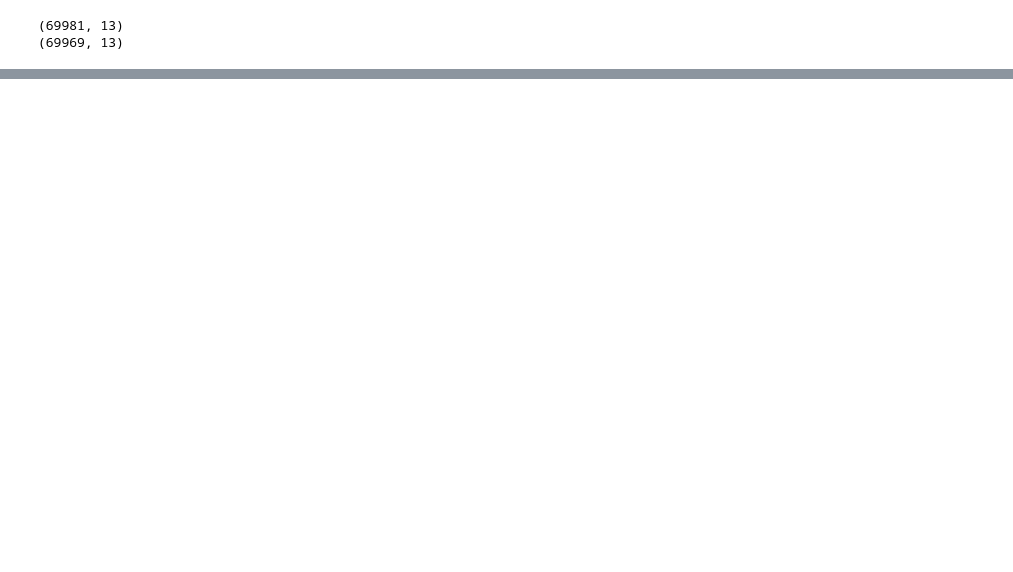
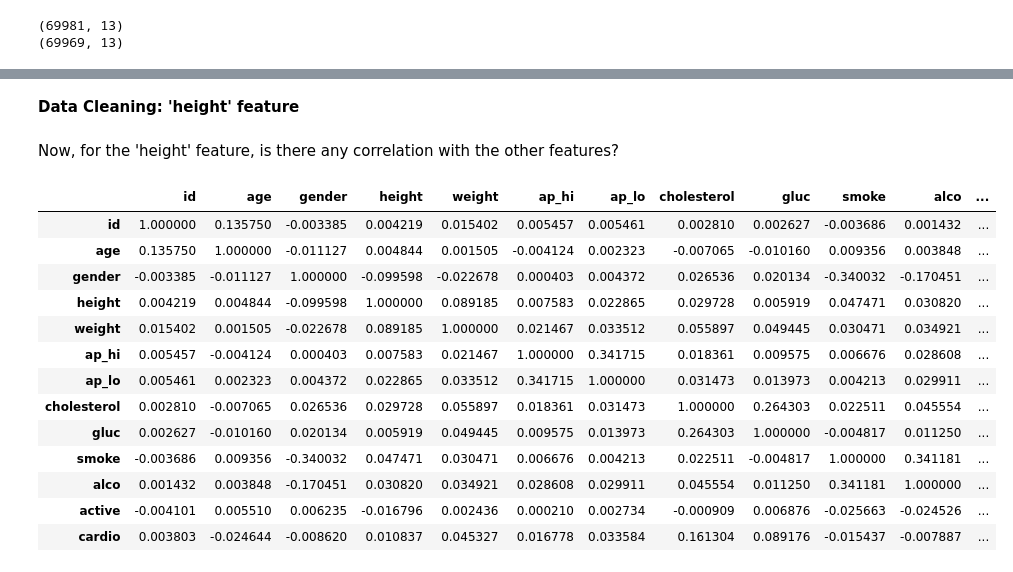
Before and after one commit to mkjubran/Fundamentals-of-AI-and-Machine-Learning, a Jupyter notebook: EXPLORATORY_DATA_ANALYSIS_–_DATA_CLEANING.ipynb, the cells around one changed output, grey strips where cells are left out. Saved outputs shown, nothing was run; the diff lists cells and outputs as text; code cells hidden in the pictures; blank space fills up the shorter version.

```diff
--- a/EXPLORATORY_DATA_ANALYSIS_–_DATA_CLEANING.ipynb
+++ b/EXPLORATORY_DATA_ANALYSIS_–_DATA_CLEANING.ipynb
@@ -354,0 +401,2 @@ print(dfsmoke.shape)
+# %%
+df.loc[(df.smoke.isnull()) & (df['alco'] == 0.0),'smoke']='No'
@@ -354,0 +414,5 @@ print(dfsmoke.shape)
+# %%
+print(df.shape)
+df.dropna(subset=['smoke'], inplace=True)
+print(df.shape)
+df.isnull().sum()
@@ -354,0 +436,21 @@ print(dfsmoke.shape)
+# %% [markdown]
+**Data Cleaning: 'height' feature**
+# %% [markdown]
+Now, for the 'height' feature, is there any correlation with the other features?
+# %%
+df.apply(lambda x: x.factorize()[0]).corr()
+# %% [output]
+|  | id | age | gender | height | weight | ap_hi | ap_lo | cholesterol | gluc | smoke | alco | ... |
+| id | 1.000000 | 0.135750 | -0.003385 | 0.004219 | 0.015402 | 0.005457 | 0.005461 | 0.002810 | 0.002627 | -0.003686 | 0.001432 | ... |
+| age | 0.135750 | 1.000000 | -0.011127 | 0.004844 | 0.001505 | -0.004124 | 0.002323 | -0.007065 | -0.010160 | 0.009356 | 0.003848 | ... |
+| gender | -0.003385 | -0.011127 | 1.000000 | -0.099598 | -0.022678 | 0.000403 | 0.004372 | 0.026536 | 0.020134 | -0.340032 | -0.170451 | ... |
+| height | 0.004219 | 0.004844 | -0.099598 | 1.000000 | 0.089185 | 0.007583 | 0.022865 | 0.029728 | 0.005919 | 0.047471 | 0.030820 | ... |
+| weight | 0.015402 | 0.001505 | -0.022678 | 0.089185 | 1.000000 | 0.021467 | 0.033512 | 0.055897 | 0.049445 | 0.030471 | 0.034921 | ... |
+| ap_hi | 0.005457 | -0.004124 | 0.000403 | 0.007583 | 0.021467 | 1.000000 | 0.341715 | 0.018361 | 0.009575 | 0.006676 | 0.028608 | ... |
+| ap_lo | 0.005461 | 0.002323 | 0.004372 | 0.022865 | 0.033512 | 0.341715 | 1.000000 | 0.031473 | 0.013973 | 0.004213 | 0.029911 | ... |
+| cholesterol | 0.002810 | -0.007065 | 0.026536 | 0.029728 | 0.055897 | 0.018361 | 0.031473 | 1.000000 | 0.264303 | 0.022511 | 0.045554 | ... |
+| gluc | 0.002627 | -0.010160 | 0.020134 | 0.005919 | 0.049445 | 0.009575 | 0.013973 | 0.264303 | 1.000000 | -0.004817 | 0.011250 | ... |
+| smoke | -0.003686 | 0.009356 | -0.340032 | 0.047471 | 0.030471 | 0.006676 | 0.004213 | 0.022511 | -0.004817 | 1.000000 | 0.341181 | ... |
+| alco | 0.001432 | 0.003848 | -0.170451 | 0.030820 | 0.034921 | 0.028608 | 0.029911 | 0.045554 | 0.011250 | 0.341181 | 1.000000 | ... |
+| active | -0.004101 | 0.005510 | 0.006235 | -0.016796 | 0.002436 | 0.000210 | 0.002734 | -0.000909 | 0.006876 | -0.025663 | -0.024526 | ... |
+| cardio | 0.003803 | -0.024644 | -0.008620 | 0.010837 | 0.045327 | 0.016778 | 0.033584 | 0.161304 | 0.089176 | -0.015437 | -0.007887 | ... |
```
Also changed, not shown: parts of 39 cells of this notebook.
